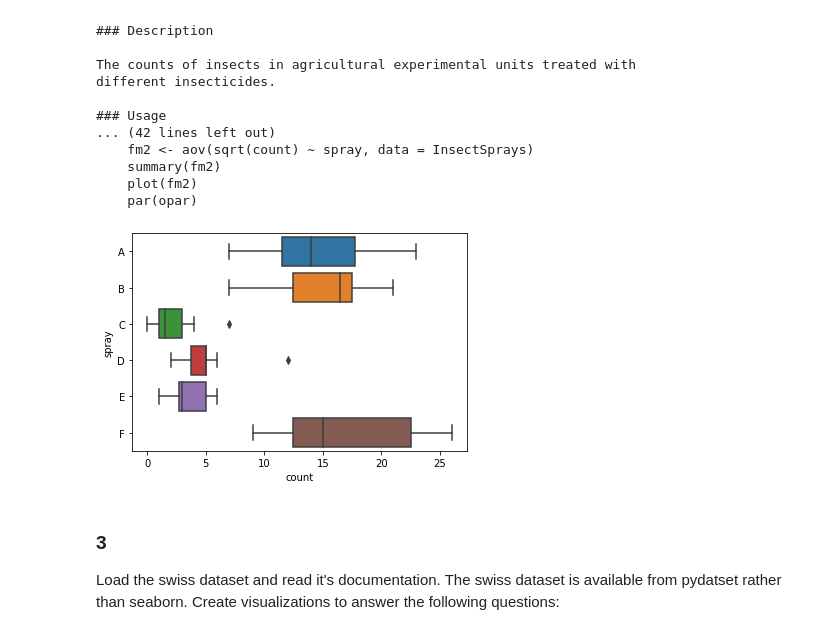
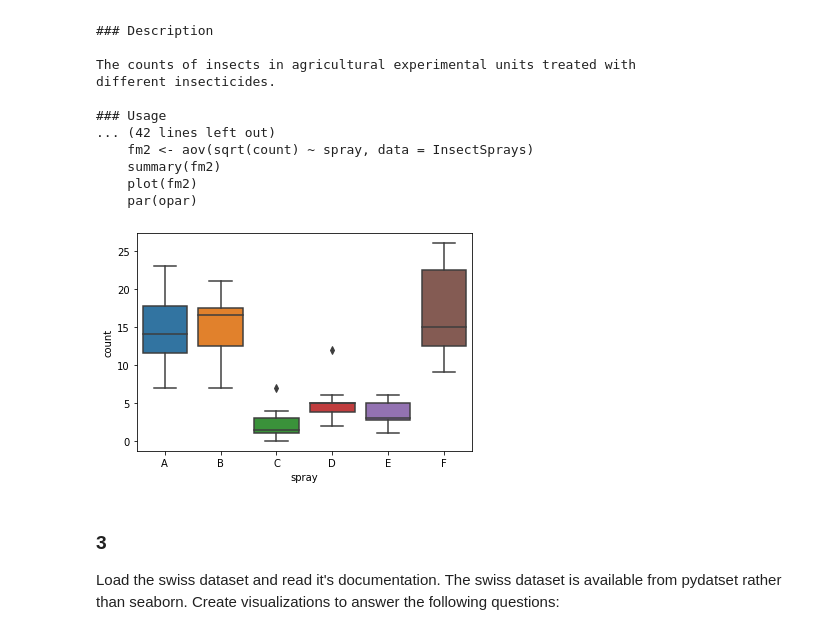
Before and after one commit to alegarcia-dev/numpy-pandas-visualization-exercises, a Jupyter notebook: seaborn_exercises.ipynb, the cells around one changed output. Drawn from its saved outputs; the diff is of its cells as text; code cells hidden in the pictures.

```diff
--- a/seaborn_exercises.ipynb
+++ b/seaborn_exercises.ipynb
@@ -131,9 +131,9 @@ different insecticides.
     plot(fm2)
     par(opar)
 # %%
-sns.boxplot(data = insect_sprays, x = 'count', y = 'spray');
+sns.boxplot(data = insect_sprays, y = 'count', x = 'spray');
 # %% [output]
-[figure, old version]
+[figure, new version]
 # %% [markdown]
 ### 3
 Load the swiss dataset and read it's documentation. The swiss dataset is available from pydatset rather than seaborn. Create visualizations to answer the following questions:
```
Also changed, not shown: parts of 4 cells of this notebook.
